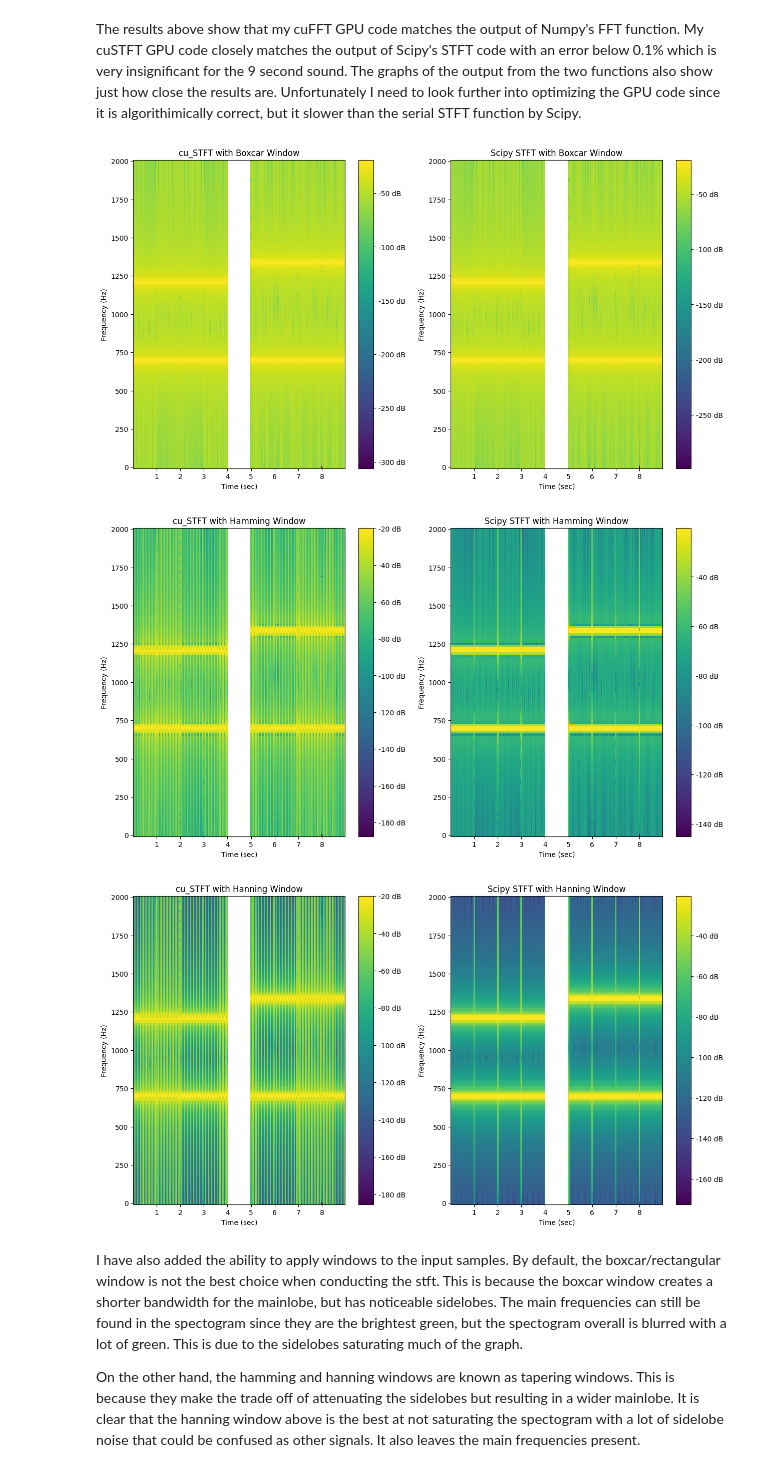
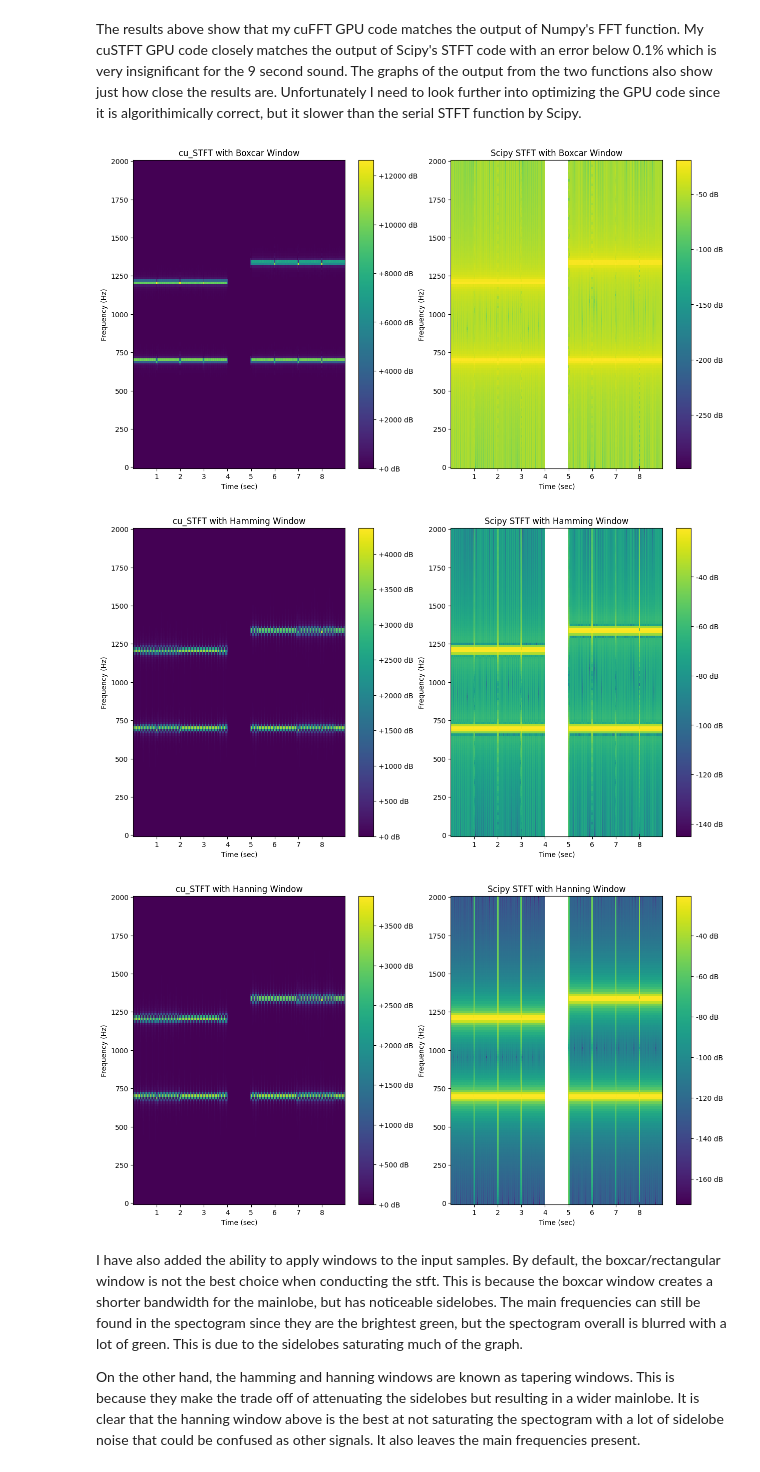
Before and after one commit to jorgejc2/MusicClassification, a Jupyter notebook: stft_introduction.ipynb, the cells around one changed output. Drawn from its saved outputs; the diff is of its cells as text; code cells hidden in the pictures.

Commit message:
commit before messing with windowing wing again

```diff
--- a/stft_introduction.ipynb
+++ b/stft_introduction.ipynb
@@ -340,14 +340,14 @@ The results above show that my cuFFT GPU code matches the output of Numpy's FFT
 # %%
 nfft = 256
 noverlap = -1
-result = cu.cuSTFT(list(ts), sample_rate, nfft, noverlap, True, 0)
-result_hamming = cu.cuSTFT(list(ts), sample_rate, nfft, noverlap, True, 1)
-result_hanning = cu.cuSTFT(list(ts), sample_rate, nfft, noverlap, True, 2)
+result = cu.cuSTFT(list(ts), sample_rate, nfft, noverlap, True, 0, True)
+result_hamming = cu.cuSTFT(list(ts), sample_rate, nfft, noverlap, True, 1, True)
+result_hanning = cu.cuSTFT(list(ts), sample_rate, nfft, noverlap, True, 2, True)
 
 # mainly care about getting f and t for the graph right now
-f, t, scipy_result_boxcar = scipy.signal.stft(ts, fs=sample_rate, window="boxcar", nperseg=nfft, noverlap=None if noverlap == -1 else noverlap, nfft=nfft, detrend=False, return_onesided=True, boundary=None, padded=False, axis=-1, scaling='psd')
-f, t, scipy_result_hamming = scipy.signal.stft(ts, fs=sample_rate, window="hamming", nperseg=nfft, noverlap=None if noverlap == -1 else noverlap, nfft=nfft, detrend=False, return_onesided=True, boundary=None, padded=False, axis=-1, scaling='psd')
-f, t, scipy_result_hanning = scipy.signal.stft(ts, fs=sample_rate, window="hann", nperseg=nfft, noverlap=None if noverlap == -1 else noverlap, nfft=nfft, detrend=False, return_onesided=True, boundary=None, padded=False, axis=-1, scaling='psd')
+f, t, scipy_result_boxcar = scipy.signal.stft(ts, fs=sample_rate, window="boxcar", nperseg=nfft, noverlap=None if noverlap == -1 else noverlap, nfft=nfft, detrend=False, return_onesided=True, boundary=None, padded=False, axis=-1, scaling='spectrum')
+f, t, scipy_result_hamming = scipy.signal.stft(ts, fs=sample_rate, window="hamming", nperseg=nfft, noverlap=None if noverlap == -1 else noverlap, nfft=nfft, detrend=False, return_onesided=True, boundary=None, padded=False, axis=-1, scaling='spectrum')
+f, t, scipy_result_hanning = scipy.signal.stft(ts, fs=sample_rate, window="hann", nperseg=nfft, noverlap=None if noverlap == -1 else noverlap, nfft=nfft, detrend=False, return_onesided=True, boundary=None, padded=False, axis=-1, scaling='spectrum')
 
 scipy_result_boxcar = np.abs(scipy_result_boxcar)
 scipy_result_boxcar = 20*np.log10(scipy_result_boxcar)
@@ -382,36 +382,36 @@ plt.subplot(121)
 plt.title("cu_STFT with Hamming Window")
 plt.xlabel("Time (sec)")
 plt.ylabel("Frequency (Hz)")
 plt.pcolormesh(t, f, result_hamming)
 plt.colorbar(format="%+2.f dB")
 
 plt.subplot(122)
 plt.title("Scipy STFT with Hamming Window")
 plt.xlabel("Time (sec)")
 plt.ylabel("Frequency (Hz)")
 plt.pcolormesh(t, f, scipy_result_hamming)
 plt.colorbar(format="%+2.f dB")
 plt.show()
 
 plt.figure(figsize=figsize)
 plt.subplot(121)
 plt.title("cu_STFT with Hanning Window")
 plt.xlabel("Time (sec)")
 plt.ylabel("Frequency (Hz)")
 plt.pcolormesh(t, f, result_hanning)
 plt.colorbar(format="%+2.f dB")
 
 plt.subplot(122)
 plt.title("Scipy STFT with Hanning Window")
 plt.xlabel("Time (sec)")
 plt.ylabel("Frequency (Hz)")
 plt.pcolormesh(t, f, scipy_result_hanning)
 plt.colorbar(format="%+2.f dB")
 plt.show()
 # %% [output]
-[figure, old version]
+[figure, new version]
-[figure, old version]
+[figure, new version]
-[figure, old version]
+[figure, new version]
 # %% [markdown]
 I have also added the ability to apply windows to the input samples. By default, the boxcar/rectangular window is not the best choice when conducting the stft. This is because the boxcar window creates a shorter bandwidth for the mainlobe, but has noticeable sidelobes. The main frequencies can still be found in the spectogram since they are the brightest green, but the spectogram overall is blurred with a lot of green. This is due to the sidelobes saturating much of the graph.
 
```
Also changed, not shown: parts of 1 cell of this notebook, 2 other files.
